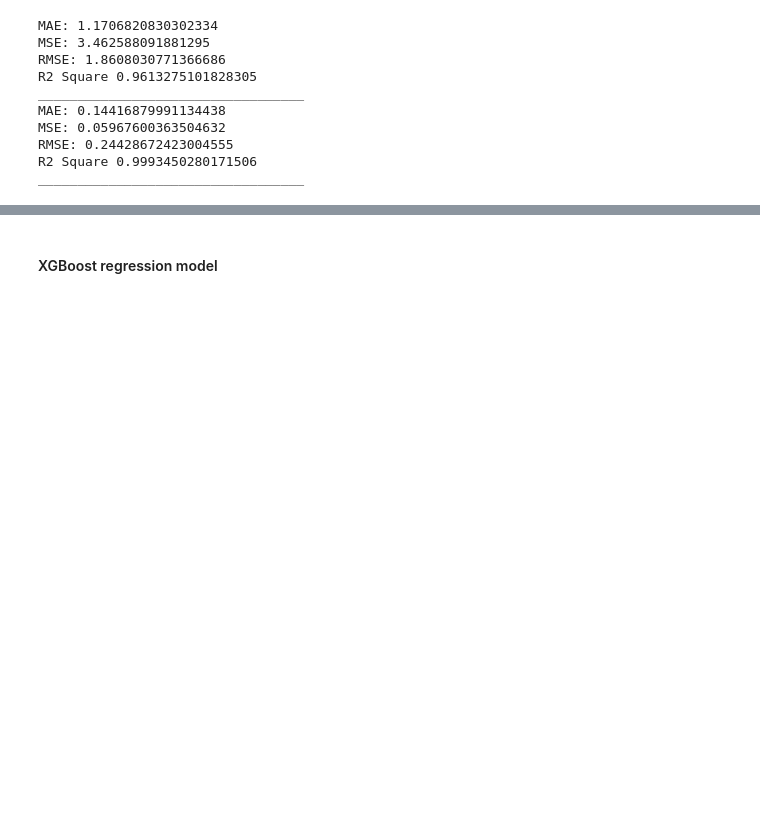
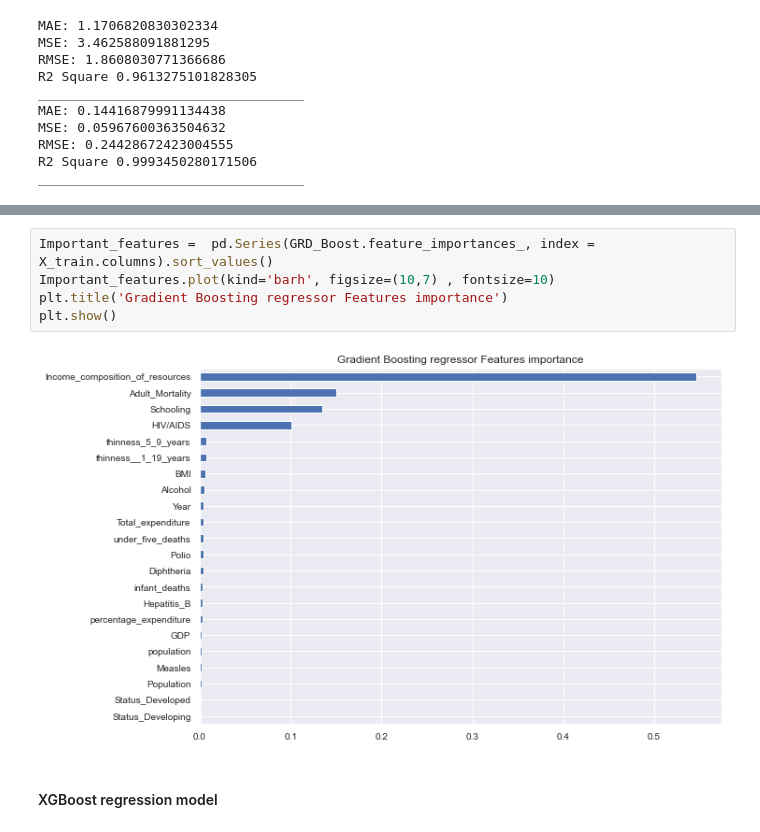
Before and after one commit to pascale25/Life_expentancy_project, a Jupyter notebook: Life_expectancy_final_report_2022/Life_expectancy_final_report/Modeling_V3_life_expectancy.ipynb, the cells around one changed output, grey strips where cells are left out. Drawn from its saved outputs; the diff is of its cells as text; blank space fills up the shorter version.

```diff
--- a/Life_expectancy_final_report_2022/Life_expectancy_final_report/Modeling_V3_life_expectancy.ipynb
+++ b/Life_expectancy_final_report_2022/Life_expectancy_final_report/Modeling_V3_life_expectancy.ipynb
@@ -837,3 +852,10 @@ __________________________________
+# %%
+Important_features =  pd.Series(GRD_Boost.feature_importances_, index = X_train.columns).sort_values()
+Important_features.plot(kind='barh', figsize=(10,7) , fontsize=10)
+plt.title('Gradient Boosting regressor Features importance')
+plt.show()
+# %% [output]
+[figure, added]
 # %% [markdown]
 #### XGBoost regression model
 # %%
```
Also changed, not shown: parts of 32 cells of this notebook, 5 other files.
